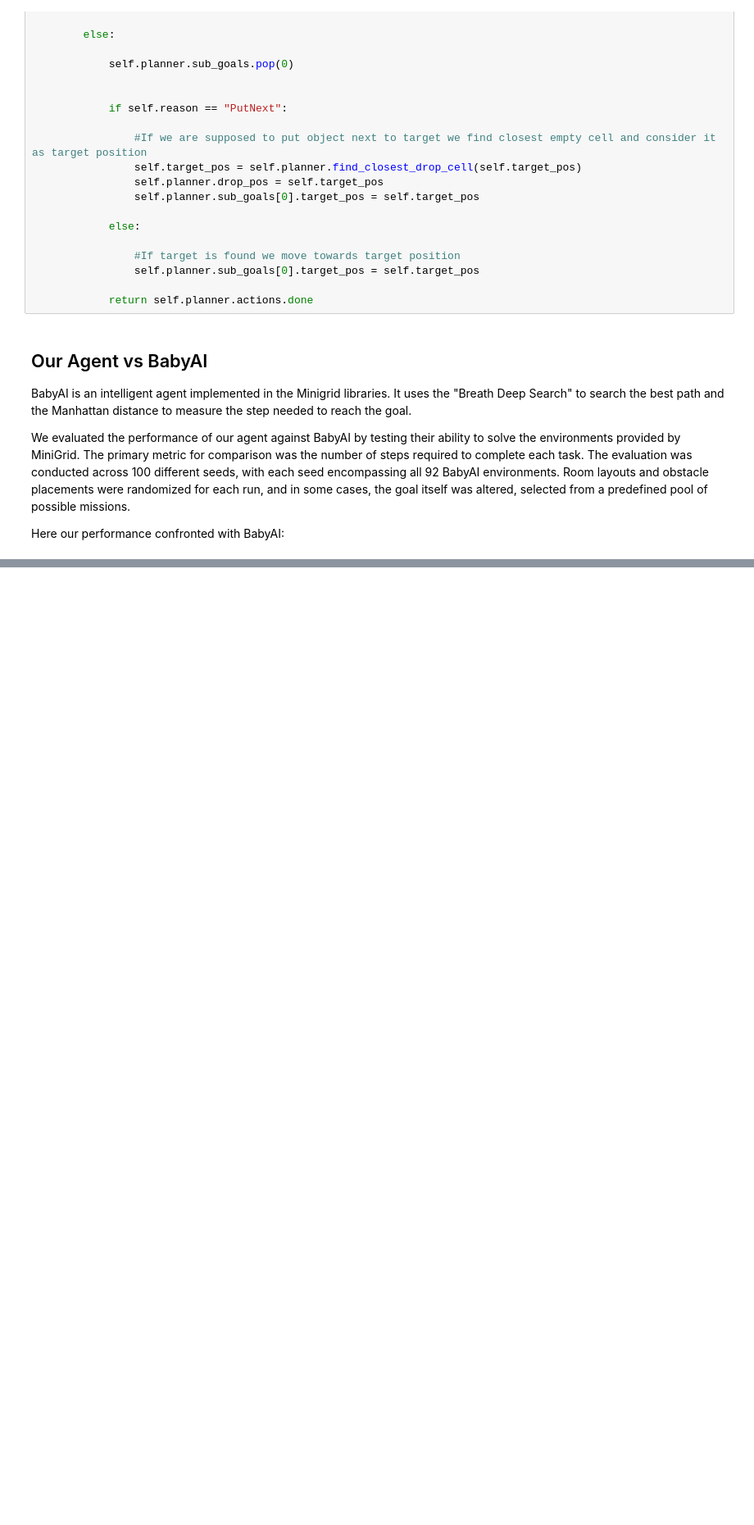
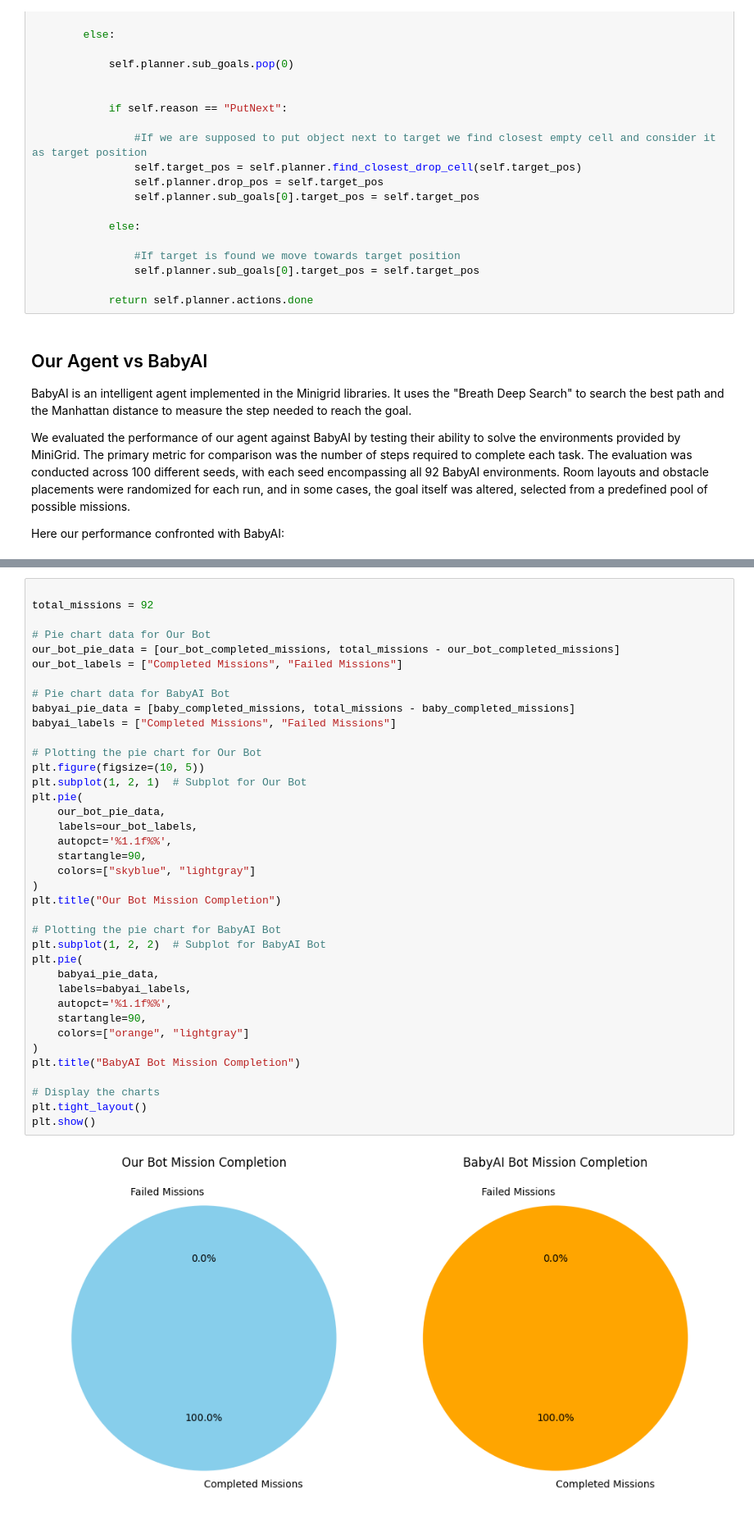
Before and after one commit to filippo-baglini/aif-project, a Jupyter notebook: AIF_Prj_Report.ipynb, the cells around one changed output, grey strips where cells are left out. Shown at 82% size. Cells and saved outputs as stored; diff of their text form; blank space fills up the shorter version.

```diff
--- a/AIF_Prj_Report.ipynb
+++ b/AIF_Prj_Report.ipynb
@@ -630,0 +855,40 @@ if __name__ == "__main__":
+# %%
+
+total_missions = 92
+
+# Pie chart data for Our Bot
+our_bot_pie_data = [our_bot_completed_missions, total_missions - our_bot_completed_missions]
+our_bot_labels = ["Completed Missions", "Failed Missions"]
+
+# Pie chart data for BabyAI Bot
+babyai_pie_data = [baby_completed_missions, total_missions - baby_completed_missions]
+babyai_labels = ["Completed Missions", "Failed Missions"]
+
+# Plotting the pie chart for Our Bot
+plt.figure(figsize=(10, 5))
+plt.subplot(1, 2, 1)  # Subplot for Our Bot
+plt.pie(
+    our_bot_pie_data,
+    labels=our_bot_labels,
+    autopct='%1.1f%%',
+    startangle=90,
+    colors=["skyblue", "lightgray"]
+)
+plt.title("Our Bot Mission Completion")
+
+# Plotting the pie chart for BabyAI Bot
+plt.subplot(1, 2, 2)  # Subplot for BabyAI Bot
+plt.pie(
+    babyai_pie_data,
+    labels=babyai_labels,
+    autopct='%1.1f%%',
+    startangle=90,
+    colors=["orange", "lightgray"]
+)
+plt.title("BabyAI Bot Mission Completion")
+
+# Display the charts
+plt.tight_layout()
+plt.show()
+# %% [output]
+[figure, added]
```
Also changed, not shown: parts of 16 cells of this notebook.
